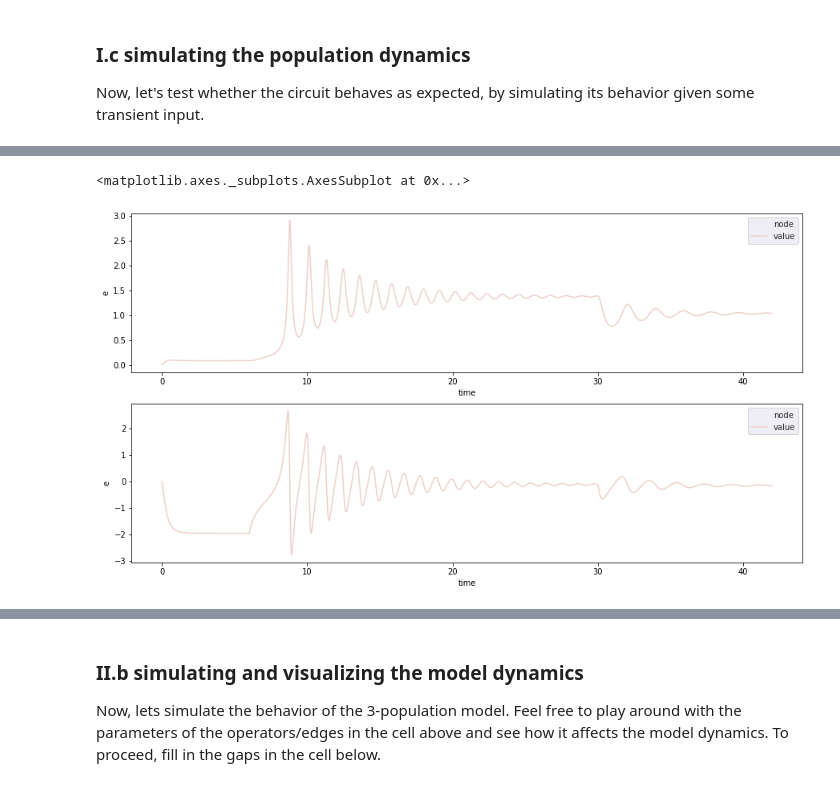
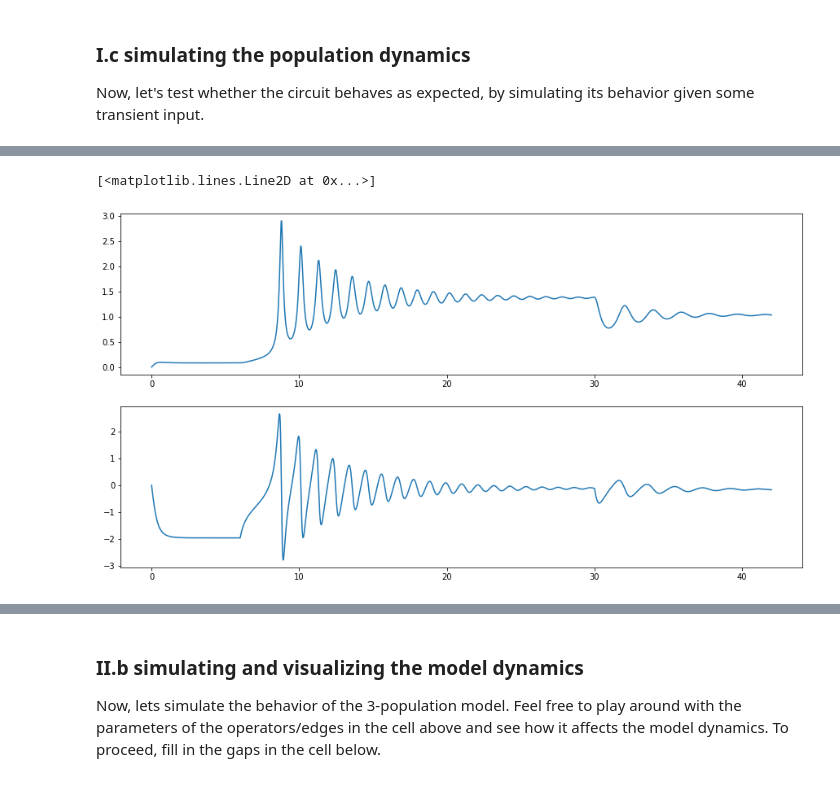
Before and after one commit to pyrates-neuroscience/PyRates, a Jupyter notebook: documentation/Solution_Build_Cortical_Microcircuit.ipynb, the cells around one changed output, grey strips where cells are left out. Drawn from its saved outputs; the diff is of its cells as text; code cells hidden in the pictures.

```diff
--- a/documentation/Solution_Build_Cortical_Microcircuit.ipynb
+++ b/documentation/Solution_Build_Cortical_Microcircuit.ipynb
@@ -59,19 +53,18 @@ op_inh = OperatorTemplate(name='Op_inh', path=None, equations=inh, variables=var
 
 Your next task is to create a circuit with a single node representing an excitatory QIF population governed by the above defined excitatory population operator.
 # %%
-from pyrates.frontend import NodeTemplate, CircuitTemplate
+from pyrates import NodeTemplate, CircuitTemplate
 
 # TODO: implement your solution below
 #####################################
 
 # set up the node template
-node_exc_temp = NodeTemplate(name='Pop_exc', path=None, operators=[op_exc])
+pop_exc = NodeTemplate(name='E', path=None, operators=[qif_op])
 
 # set up the circuit template
-pop_exc_temp = CircuitTemplate(name='EC', path=None, nodes={'Pop_exc': node_exc_temp})
-
-# transform the circuit template into an intermediate representation
-pop_exc_ir = pop_exc_temp.apply()
+circuit = CircuitTemplate(name='EC', path=None, nodes={'E': pop_exc},
+                          edges=[('E/qif_op/r', 'E/qif_op/s', None, {'weight': 1.0})]
+                         )
 # %% [markdown]
 ### I.c simulating the population dynamics
 
@@ -86,14 +79,14 @@ inp[int(6./dt):int((T-12.)/dt)] = 3.
 # TODO: implement you solution below
 ####################################
 
-# set up the computation graph
-model = pop_exc_ir.compile(dt=dt)
-
 # perform a numerical simulation with input delivered to u and recordings of v and r
-results, t = model.run(simulation_time=T,
-                       inputs={"Pop_exc/Op_exc/I_ext": inp},
-                       outputs={"r": "Pop_exc/Op_exc/r",
-                                "v": "Pop_exc/Op_exc/v"},
-                       sampling_step_size=dts,
-                       profile=True)
+results = circuit.run(simulation_time=T,
+                      step_size=dt,
+                      inputs={"E/qif_op/I_ext": inp},
+                      outputs={"r": "E/qif_op/r",
+                               "v": "E/qif_op/v"},
+                      sampling_step_size=dts,
+                      in_place=False,
+                      clear=True
+                      )
 # %% [output]
@@ -110,21 +115,22 @@ This simulation should procude output timeseries equivalent to those shown below
 # %%
 %matplotlib inline
 import matplotlib.pyplot as plt
-from pyrates.utility.visualization import plot_timeseries
 
 fig, axes = plt.subplots(nrows=2, figsize=(15, 8))
 
 # TODO: Implement your solution below
 #####################################
 
 # plot the firing rate in one axis
-plot_timeseries(results['r'], ax=axes[0])
+ax=axes[0]
+ax.plot(results['r'])
 
 # plot the membrane potential in the other axis
-plot_timeseries(results['v'], ax=axes[1])
+ax=axes[1]
+ax.plot(results['v'])
 # %% [output]
-<matplotlib.axes._subplots.AxesSubplot at 0x...>
+[<matplotlib.lines.Line2D at 0x...>]
-[figure, old version]
+[figure, new version]
 # %% [markdown]
 ## Step II: Creating a circuit of 3 interconnected QIF populations
 
```
Also changed, not shown: parts of 18 cells of this notebook, 23 other files.
